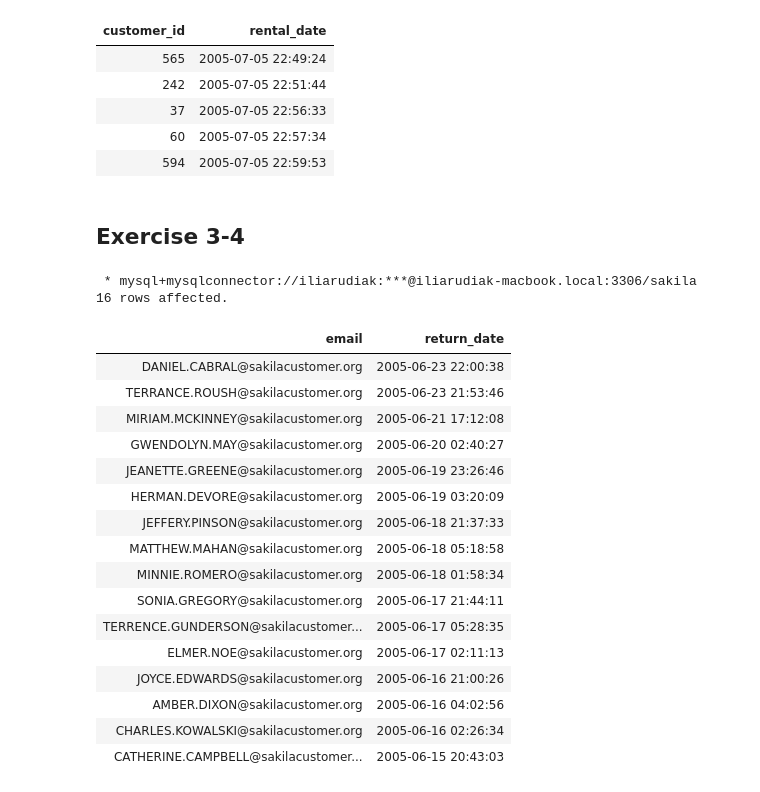
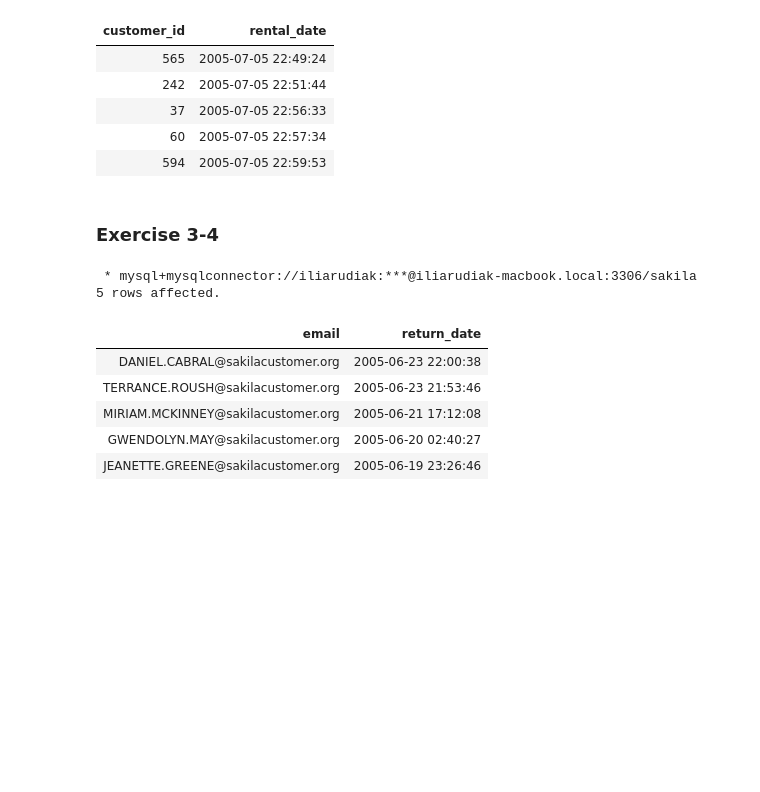
Before and after one commit to ilyarudyak/python_review_2025, a Jupyter notebook: 04-sql-beauliue/03_query.ipynb, the cells around one changed output. Drawn from its saved outputs; the diff is of its cells as text; code cells hidden in the pictures; blank space fills up the shorter version.

```diff
--- a/04-sql-beauliue/03_query.ipynb
+++ b/04-sql-beauliue/03_query.ipynb
@@ -75,32 +384,26 @@ LIMIT 5;
 | 60 | 2005-07-05 22:57:34 |
 | 594 | 2005-07-05 22:59:53 |
 # %% [markdown]
-## Exercise 3-4
+### Exercise 3-4
 # %%
 %%sql
+/*
+Select the email and return date for customers who rented a film on June 14, 2005.
+Order the results by return date in descending order and limit the results to 5 rows.
+*/
 SELECT c.email, r.return_date
-FROM customer c
-INNER JOIN rental r
-ON c.customer_id = r.customer_id
+FROM customer AS c
+    INNER JOIN rental AS r
+    ON c.customer_id = r.customer_id
 WHERE date(r.rental_date) = '2005-06-14'
-ORDER BY r.return_date DESC;
+ORDER BY r.return_date DESC
+LIMIT 5;
 # %% [output]
  * mysql+mysqlconnector://iliarudiak:***@iliarudiak-macbook.local:3306/sakila
-16 rows affected.
+5 rows affected.
 | email | return_date |
 | DANIEL.CABRAL@sakilacustomer.org | 2005-06-23 22:00:38 |
 | TERRANCE.ROUSH@sakilacustomer.org | 2005-06-23 21:53:46 |
 | MIRIAM.MCKINNEY@sakilacustomer.org | 2005-06-21 17:12:08 |
 | GWENDOLYN.MAY@sakilacustomer.org | 2005-06-20 02:40:27 |
 | JEANETTE.GREENE@sakilacustomer.org | 2005-06-19 23:26:46 |
-| HERMAN.DEVORE@sakilacustomer.org | 2005-06-19 03:20:09 |
-| JEFFERY.PINSON@sakilacustomer.org | 2005-06-18 21:37:33 |
-| MATTHEW.MAHAN@sakilacustomer.org | 2005-06-18 05:18:58 |
-| MINNIE.ROMERO@sakilacustomer.org | 2005-06-18 01:58:34 |
-| SONIA.GREGORY@sakilacustomer.org | 2005-06-17 21:44:11 |
-| TERRENCE.GUNDERSON@sakilacustomer... | 2005-06-17 05:28:35 |
-| ELMER.NOE@sakilacustomer.org | 2005-06-17 02:11:13 |
-| JOYCE.EDWARDS@sakilacustomer.org | 2005-06-16 21:00:26 |
-| AMBER.DIXON@sakilacustomer.org | 2005-06-16 04:02:56 |
-| CHARLES.KOWALSKI@sakilacustomer.org | 2005-06-16 02:26:34 |
-| CATHERINE.CAMPBELL@sakilacustomer... | 2005-06-15 20:43:03 |
```
Also changed, not shown: parts of 32 cells of this notebook, 2 other files.
